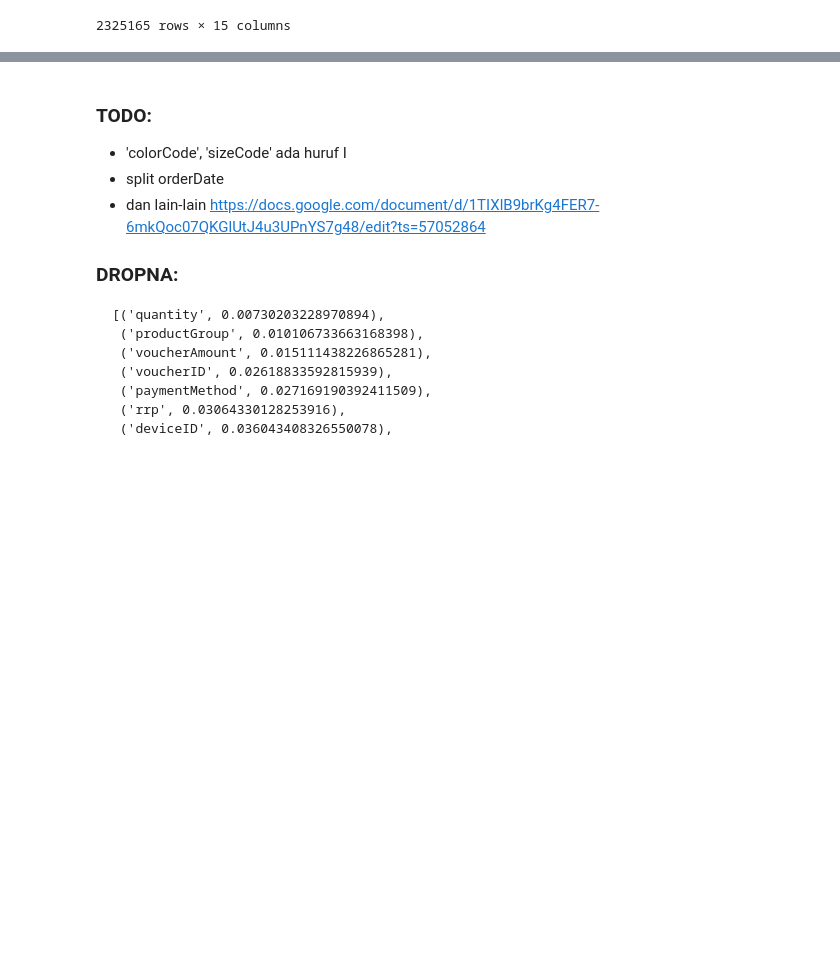
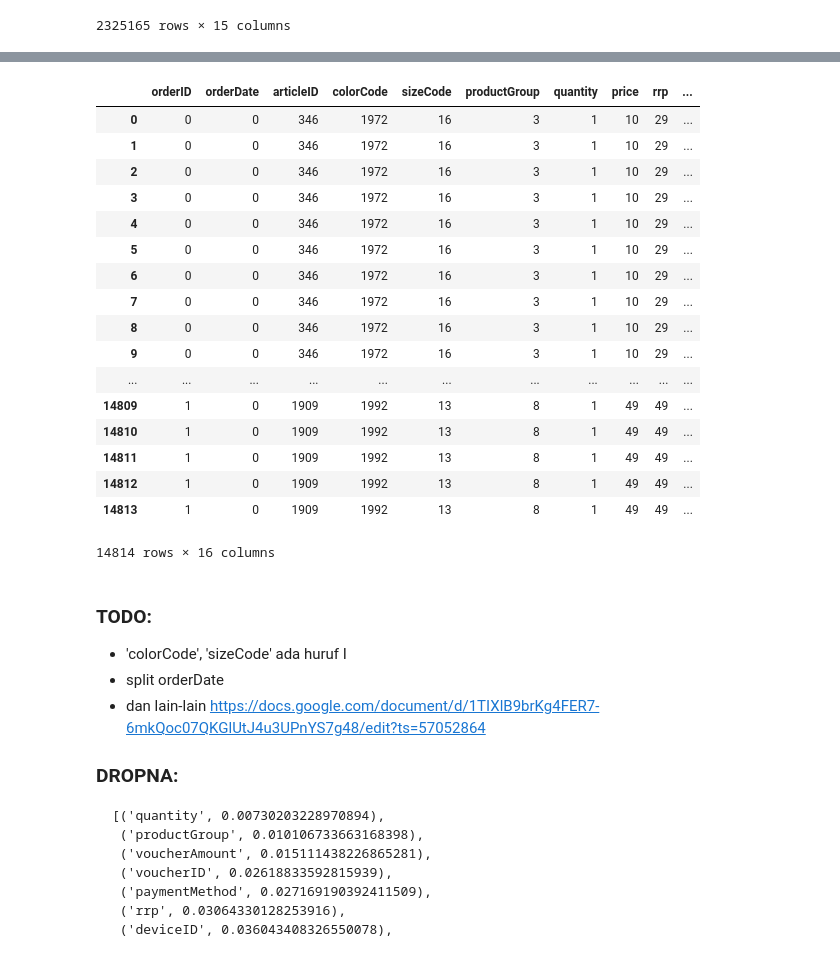
Before and after one commit to luthfianto/dmc-2016, a Jupyter notebook: coba-dmc-april-07.ipynb, the cells around one changed output, grey strips where cells are left out. Cells and saved outputs as stored; diff of their text form; code cells hidden in the pictures; blank space fills up the shorter version.

```diff
--- a/coba-dmc-april-07.ipynb
+++ b/coba-dmc-april-07.ipynb
@@ -138,3 +189,31 @@ label='returnQuantity'
+# %%
+df=df.reset_index()
+mean_article=df[['articleID','total_order']].groupby('articleID').mean()
+mean_article.columns=['mean_article']
+mean_article
+df=df.set_index('articleID')
+df=df.join(mean_article)
+df=df.reset_index()
+df
+# %% [output]
+|  | orderID | orderDate | articleID | colorCode | sizeCode | productGroup | quantity | price | rrp | ... |
+| 0 | 0 | 0 | 346 | 1972 | 16 | 3 | 1 | 10 | 29 | ... |
+| 1 | 0 | 0 | 346 | 1972 | 16 | 3 | 1 | 10 | 29 | ... |
+| 2 | 0 | 0 | 346 | 1972 | 16 | 3 | 1 | 10 | 29 | ... |
+| 3 | 0 | 0 | 346 | 1972 | 16 | 3 | 1 | 10 | 29 | ... |
+| 4 | 0 | 0 | 346 | 1972 | 16 | 3 | 1 | 10 | 29 | ... |
+| 5 | 0 | 0 | 346 | 1972 | 16 | 3 | 1 | 10 | 29 | ... |
+| 6 | 0 | 0 | 346 | 1972 | 16 | 3 | 1 | 10 | 29 | ... |
+| 7 | 0 | 0 | 346 | 1972 | 16 | 3 | 1 | 10 | 29 | ... |
+| 8 | 0 | 0 | 346 | 1972 | 16 | 3 | 1 | 10 | 29 | ... |
+| 9 | 0 | 0 | 346 | 1972 | 16 | 3 | 1 | 10 | 29 | ... |
+| ... | ... | ... | ... | ... | ... | ... | ... | ... | ... | ... |
+| 14809 | 1 | 0 | 1909 | 1992 | 13 | 8 | 1 | 49 | 49 | ... |
+| 14810 | 1 | 0 | 1909 | 1992 | 13 | 8 | 1 | 49 | 49 | ... |
+| 14811 | 1 | 0 | 1909 | 1992 | 13 | 8 | 1 | 49 | 49 | ... |
+| 14812 | 1 | 0 | 1909 | 1992 | 13 | 8 | 1 | 49 | 49 | ... |
+| 14813 | 1 | 0 | 1909 | 1992 | 13 | 8 | 1 | 49 | 49 | ... |
+14814 rows × 16 columns
 # %%
 label='returnQuantity'
 df2=df.dropna()
```
Also changed, not shown: parts of 13 cells of this notebook.
